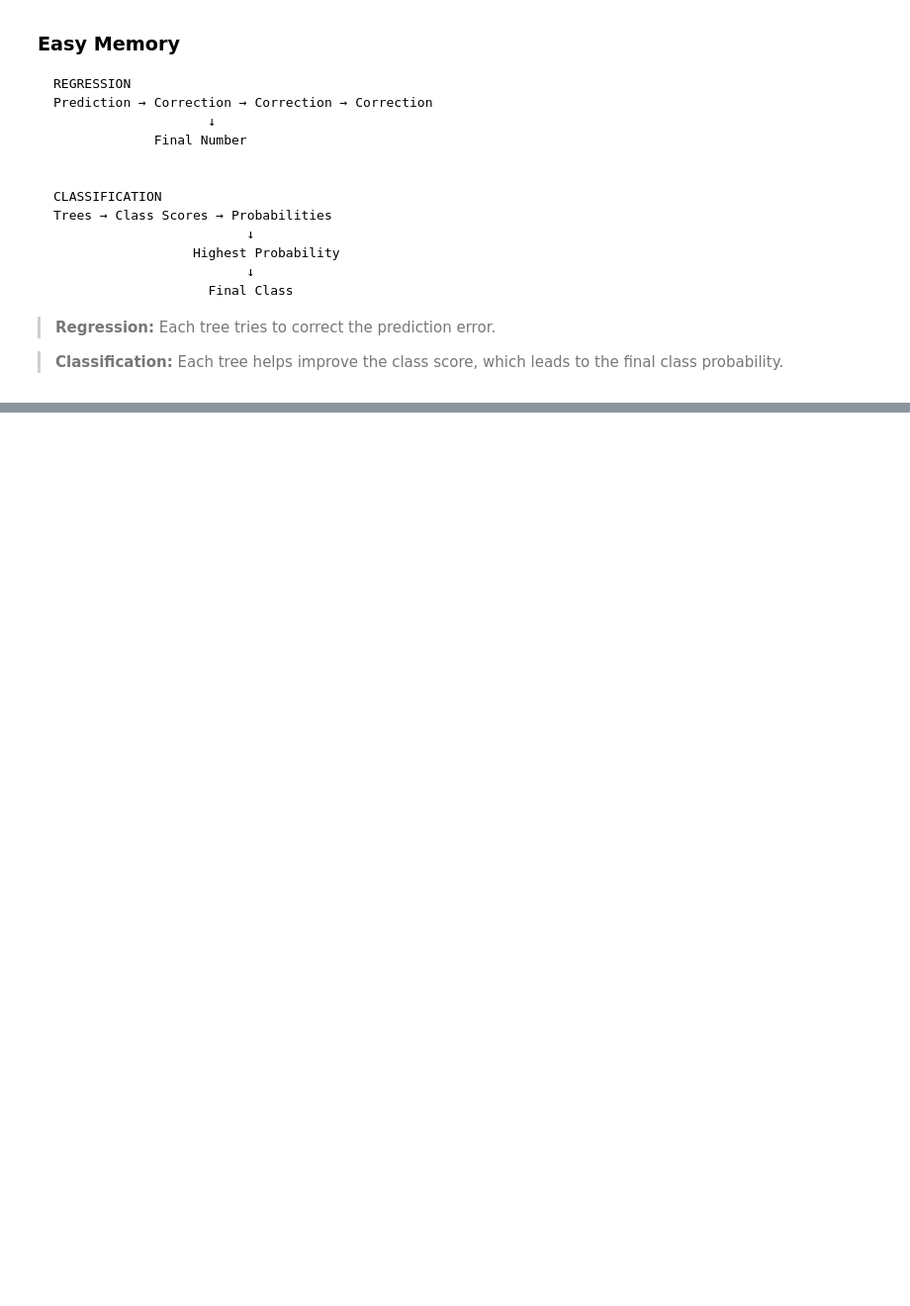
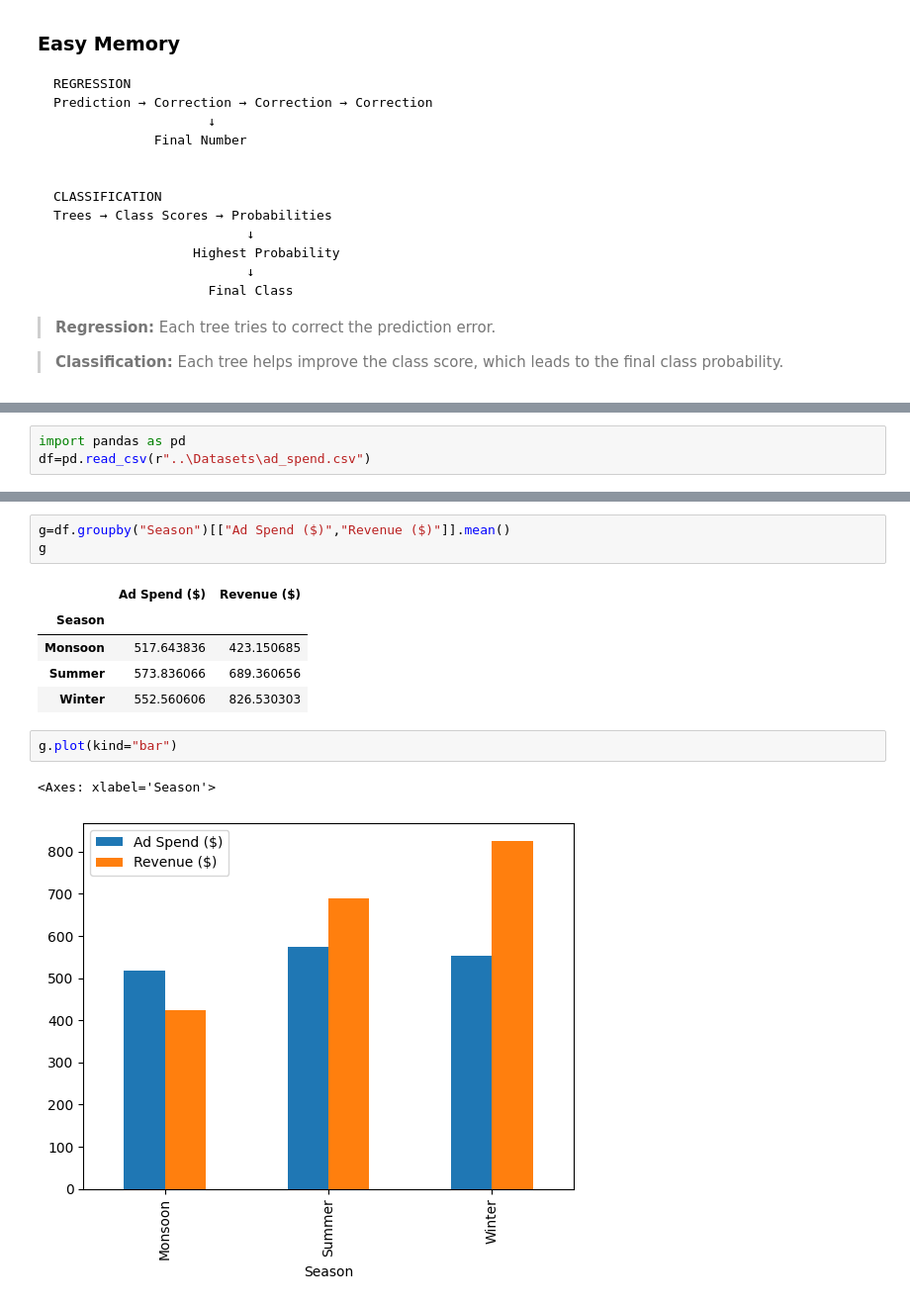
Before and after one commit to ThirumaleshV/AIE, a Jupyter notebook: ML/_3_Ensembling_Learning.ipynb, the cells around one changed output, grey strips where cells are left out. Shown at 99% size. Cells and saved outputs as stored; diff of their text form; blank space fills up the shorter version.

```diff
--- a/ML/_3_Ensembling_Learning.ipynb
+++ b/ML/_3_Ensembling_Learning.ipynb
@@ -1628,0 +1666,3 @@ Trees → Class Scores → Probabilities
+# %%
+import pandas as pd
+df=pd.read_csv(r"..\Datasets\ad_spend.csv")
@@ -1628,0 +1678,14 @@ Trees → Class Scores → Probabilities
+# %%
+g=df.groupby("Season")[["Ad Spend ($)","Revenue ($)"]].mean()
+g
+# %% [output]
+|  | Ad Spend ($) | Revenue ($) |
+| Season |  |  |
+| Monsoon | 517.643836 | 423.150685 |
+| Summer | 573.836066 | 689.360656 |
+| Winter | 552.560606 | 826.530303 |
+# %%
+g.plot(kind="bar")
+# %% [output]
+<Axes: xlabel='Season'>
+[figure, added]
```
Also changed, not shown: parts of 14 cells of this notebook.
